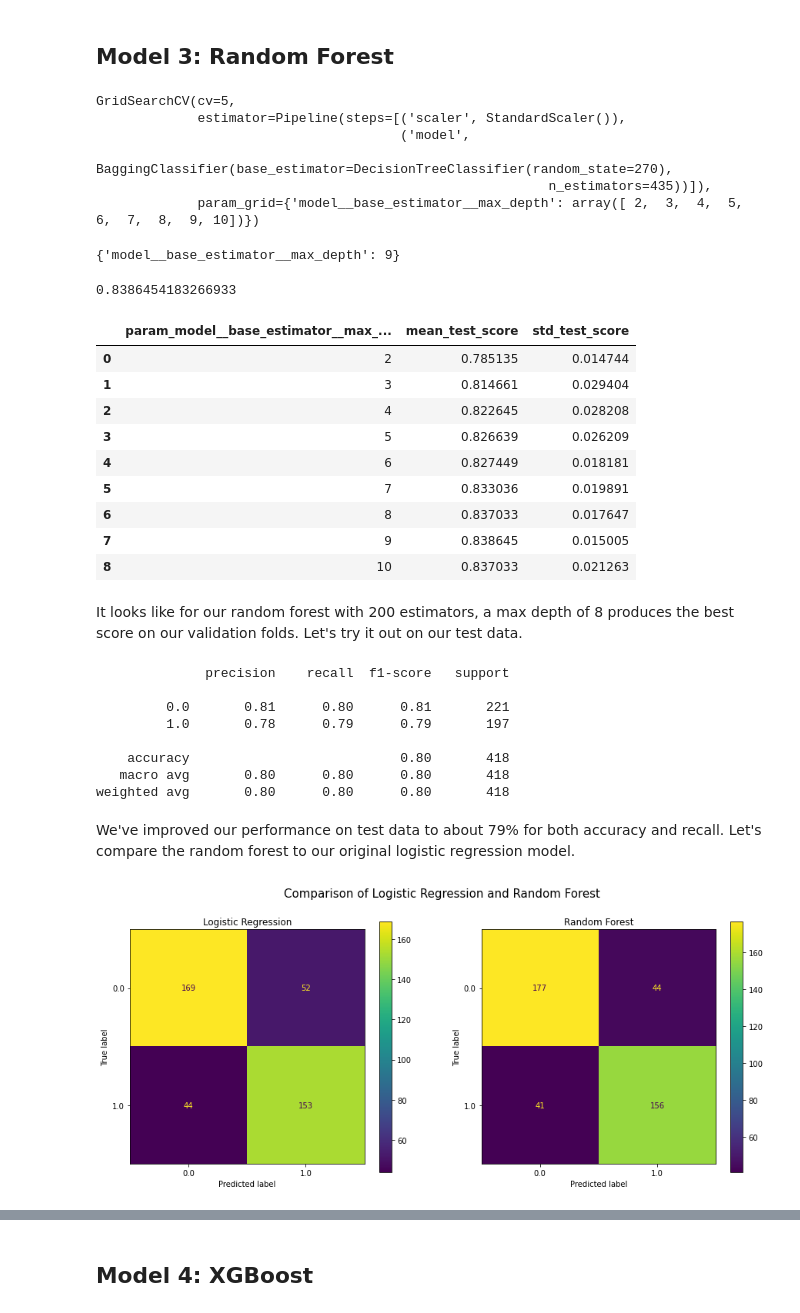
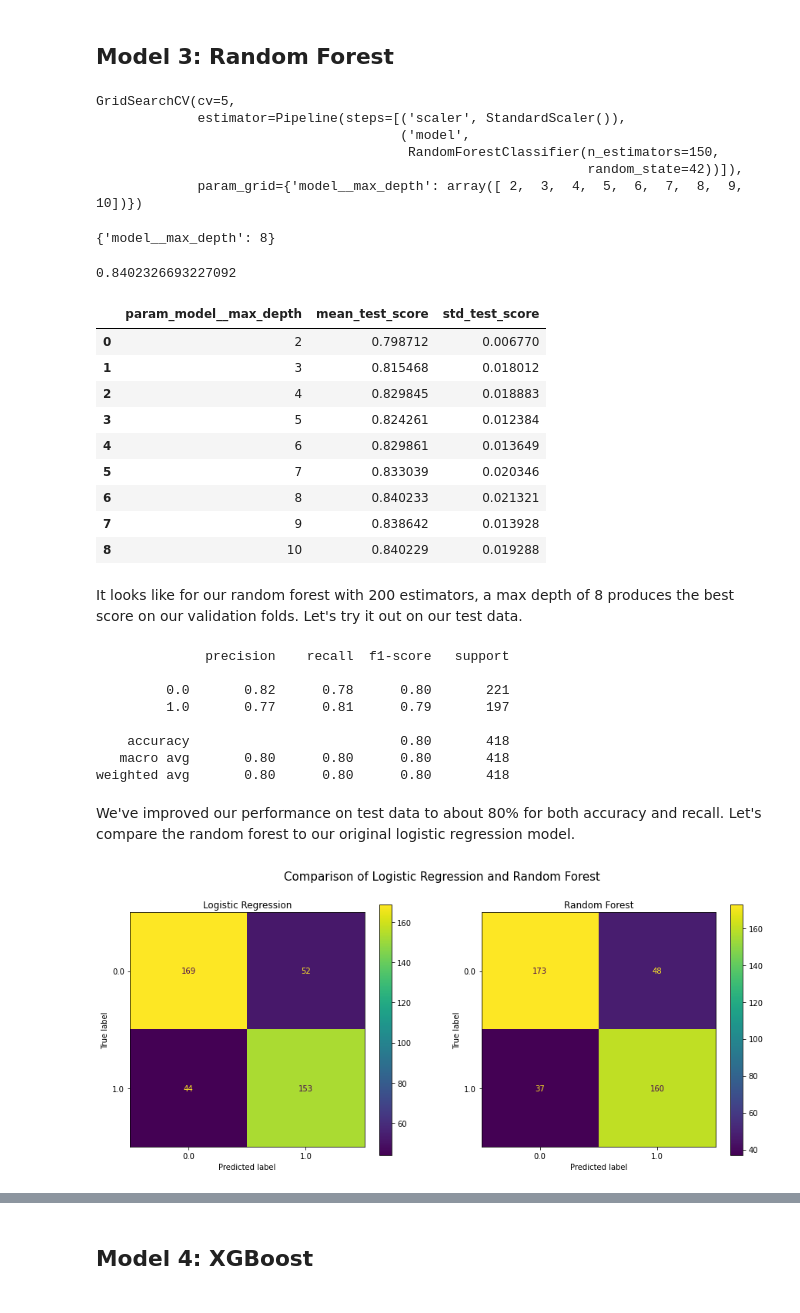
Before and after one commit to emgerber88/County_Pres_Election_Modeling, a Jupyter notebook: County_Pres_Election_Modeling.ipynb, the cells around one changed output, grey strips where cells are left out. Saved outputs shown, nothing was run; the diff lists cells and outputs as text; code cells hidden in the pictures.

```diff
--- a/County_Pres_Election_Modeling.ipynb
+++ b/County_Pres_Election_Modeling.ipynb
@@ -381,11 +381,11 @@ There are some notable correlations between categories (such as % Masters or Pro
 Let's begin by creating a baseline logistic regression model without transforming any of our features. We'll start by splitting our data into train and test sets, with 25% of our rows set aside as a test set for evaluation. That will leave around 1200 rows for training our model, while preserving 400 to test its performance on unseen data to help us avoid overfitting and underfitting.
 # %%
 # separate X and y
-X = pres_df_binary.drop('winner', axis = 1)
-y = pres_df_binary['winner']
+X_full = pres_df_binary.drop('winner', axis = 1)
+y_full = pres_df_binary['winner']
 # %%
 # split into train and test sets with a random state for reproducibility
-X_train, X_test, y_train, y_test = train_test_split(X, y, test_size = .25, random_state = 270)
+X_train, X_test, y_train, y_test = train_test_split(X_full, y_full, test_size = .25, random_state = 270)
 # %%
 # examine head of feature df
 X_train.head()
@@ -524,10 +524,10 @@ It seems like no matter where we prune the tree, there isn't a depth that is goi
 ## Model 3: Random Forest
 # %%
 # instantiate random forest and pipeline
-rf_decision = BaggingClassifier(base_estimator = DecisionTreeClassifier(random_state=270), n_estimators = 435)
+rf_decision = RandomForestClassifier(n_estimators = 150, random_state= 42)
 rf_pipe = Pipeline([('scaler', full_scaler),
                     ('model', rf_decision)])
-rf_params = {'model__base_estimator__max_depth': np.arange(2,11,1)}
+rf_params = {'model__max_depth': np.arange(2,11,1)}
 rf_cv = GridSearchCV(estimator = rf_pipe, param_grid = rf_params, cv = 5)
 # %%
 rf_cv.fit(X_train, y_train)
@@ -535,31 +535,31 @@ rf_cv.fit(X_train, y_train)
 GridSearchCV(cv=5,
              estimator=Pipeline(steps=[('scaler', StandardScaler()),
                                        ('model',
-                                        BaggingClassifier(base_estimator=DecisionTreeClassifier(random_state=270),
-                                                          n_estimators=435))]),
-             param_grid={'model__base_estimator__max_depth': array([ 2,  3,  4,  5,  6,  7,  8,  9, 10])})
+                                        RandomForestClassifier(n_estimators=150,
+                                                               random_state=42))]),
+             param_grid={'model__max_depth': array([ 2,  3,  4,  5,  6,  7,  8,  9, 10])})
 # %%
 best_rf_model = rf_cv.best_estimator_
 rf_cv.best_params_
 # %% [output]
-{'model__base_estimator__max_depth': 9}
+{'model__max_depth': 8}
 # %%
 rf_cv.best_score_
 # %% [output]
-0.8386454183266933
+0.8402326693227092
 # %%
-pd.DataFrame(rf_cv.cv_results_)[['param_model__base_estimator__max_depth', 'mean_test_score', 'std_test_score']]
+pd.DataFrame(rf_cv.cv_results_)[['param_model__max_depth', 'mean_test_score', 'std_test_score']]
 # %% [output]
-|  | param_model__base_estimator__max_... | mean_test_score | std_test_score |
-| 0 | 2 | 0.785135 | 0.014744 |
-| 1 | 3 | 0.814661 | 0.029404 |
-| 2 | 4 | 0.822645 | 0.028208 |
-| 3 | 5 | 0.826639 | 0.026209 |
-| 4 | 6 | 0.827449 | 0.018181 |
-| 5 | 7 | 0.833036 | 0.019891 |
-| 6 | 8 | 0.837033 | 0.017647 |
-| 7 | 9 | 0.838645 | 0.015005 |
-| 8 | 10 | 0.837033 | 0.021263 |
+|  | param_model__max_depth | mean_test_score | std_test_score |
+| 0 | 2 | 0.798712 | 0.006770 |
+| 1 | 3 | 0.815468 | 0.018012 |
+| 2 | 4 | 0.829845 | 0.018883 |
+| 3 | 5 | 0.824261 | 0.012384 |
+| 4 | 6 | 0.829861 | 0.013649 |
+| 5 | 7 | 0.833039 | 0.020346 |
+| 6 | 8 | 0.840233 | 0.021321 |
+| 7 | 9 | 0.838642 | 0.013928 |
+| 8 | 10 | 0.840229 | 0.019288 |
 # %% [markdown]
 It looks like for our random forest with 200 estimators, a max depth of 8 produces the best score on our validation folds. Let's try it out on our test data.
 # %%
@@ -569,14 +569,14 @@ print(classification_report(y_test, y_pred_rf))
 # %% [output]
               precision    recall  f1-score   support
 
-         0.0       0.81      0.80      0.81       221
-         1.0       0.78      0.79      0.79       197
+         0.0       0.82      0.78      0.80       221
+         1.0       0.77      0.81      0.79       197
 
     accuracy                           0.80       418
    macro avg       0.80      0.80      0.80       418
 weighted avg       0.80      0.80      0.80       418
 # %% [markdown]
-We've improved our performance on test data to about 79% for both accuracy and recall. Let's compare the random forest to our original logistic regression model.
+We've improved our performance on test data to about 80% for both accuracy and recall. Let's compare the random forest to our original logistic regression model.
 # %%
 fig, axes = plt.subplots(nrows=1, ncols=2, figsize=(15, 6))
 
@@ -588,7 +588,7 @@ axes[1].set_title("Random Forest")
 plot_confusion_matrix(baseline_pipe, X_test, y_test, ax=axes[0])
 plot_confusion_matrix(best_rf_model, X_test, y_test, ax=axes[1]);
 # %% [output]
-[figure, old version]
+[figure, new version]
 # %%
 print('Random forest precision: ', precision_score(y_test, y_pred_rf))
 print('Logistic regression precision: ', precision_score(y_test, y_test_pred))
```
Also changed, not shown: parts of 62 cells of this notebook.
